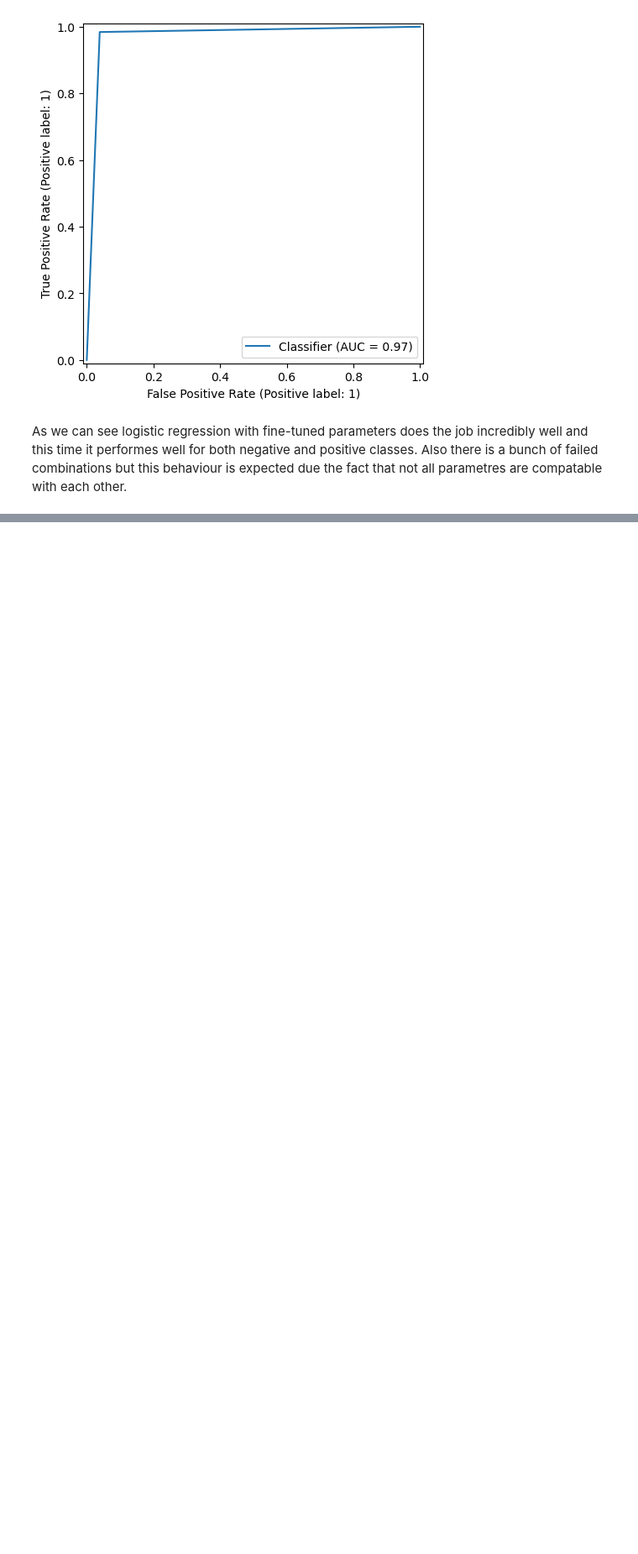
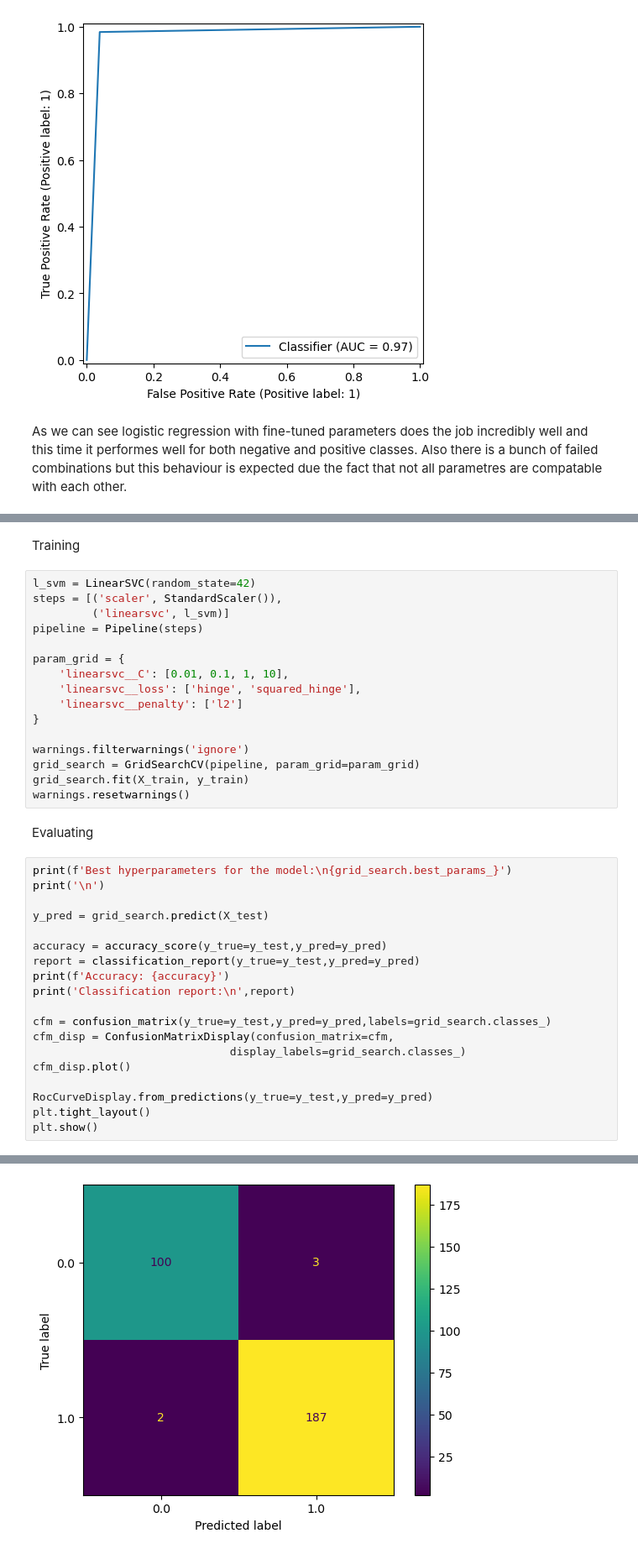
Before and after one commit to Bladwark/FitGym_ML, a Jupyter notebook: FitGym.ipynb, the cells around one changed output, grey strips where cells are left out. Shown at 84% size. Cells and saved outputs as stored; diff of their text form; blank space fills up the shorter version.

```diff
--- a/FitGym.ipynb
+++ b/FitGym.ipynb
@@ -639,0 +688,40 @@ As we can see logistic regression with fine-tuned parameters does the job incred
+# %% [markdown]
+Training
+# %%
+l_svm = LinearSVC(random_state=42)
+steps = [('scaler', StandardScaler()),
+         ('linearsvc', l_svm)]
+pipeline = Pipeline(steps)
+
+param_grid = {
+    'linearsvc__C': [0.01, 0.1, 1, 10],
+    'linearsvc__loss': ['hinge', 'squared_hinge'],
+    'linearsvc__penalty': ['l2']
+}
+
+warnings.filterwarnings('ignore')
+grid_search = GridSearchCV(pipeline, param_grid=param_grid)
+grid_search.fit(X_train, y_train)
+warnings.resetwarnings()
+# %% [markdown]
+Evaluating
+# %%
+print(f'Best hyperparameters for the model:\n{grid_search.best_params_}')
+print('\n')
+
+y_pred = grid_search.predict(X_test)
+
+accuracy = accuracy_score(y_true=y_test,y_pred=y_pred)
+report = classification_report(y_true=y_test,y_pred=y_pred)
+print(f'Accuracy: {accuracy}')
+print('Classification report:\n',report)
+
+cfm = confusion_matrix(y_true=y_test,y_pred=y_pred,labels=grid_search.classes_)
+cfm_disp = ConfusionMatrixDisplay(confusion_matrix=cfm,
+                              display_labels=grid_search.classes_)
+cfm_disp.plot()
+
+RocCurveDisplay.from_predictions(y_true=y_test,y_pred=y_pred)
+plt.tight_layout()
+plt.show()
+# %% [output]
@@ -639,0 +742 @@ As we can see logistic regression with fine-tuned parameters does the job incred
+[figure, added]
```
Also changed, not shown: parts of 26 cells of this notebook.
